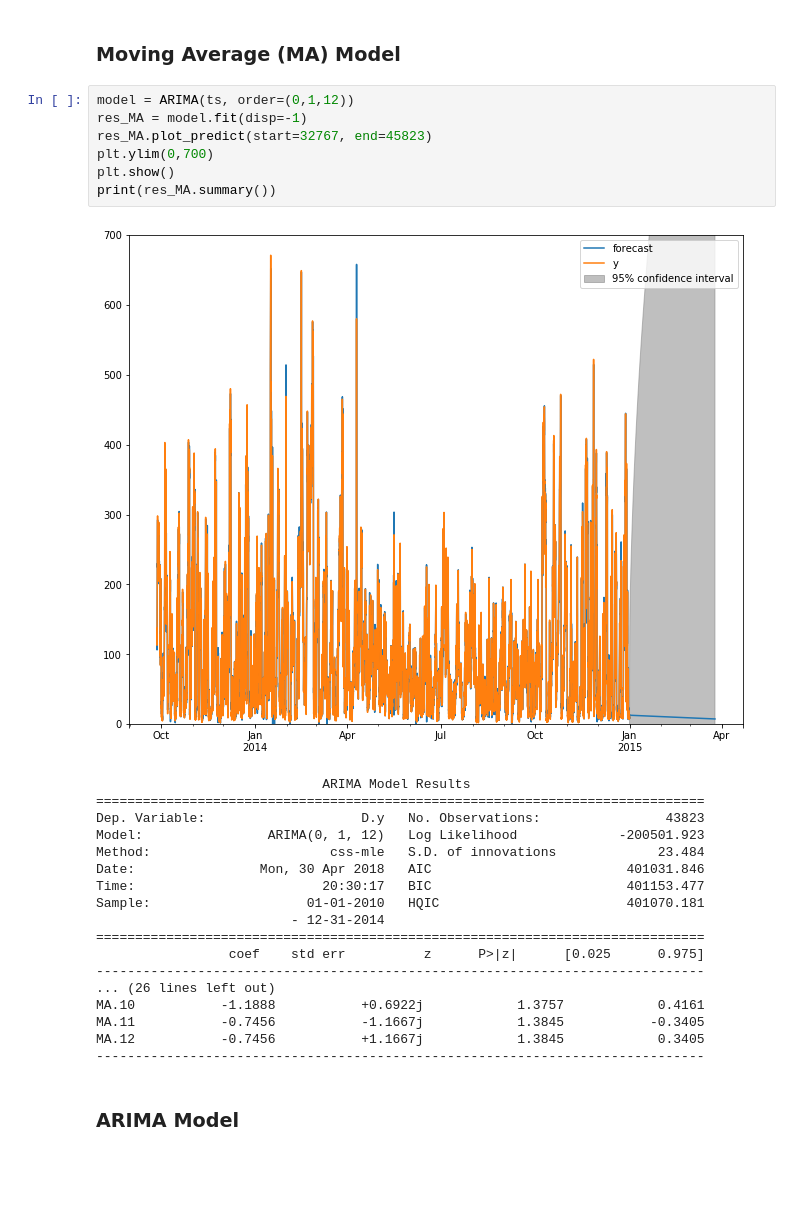
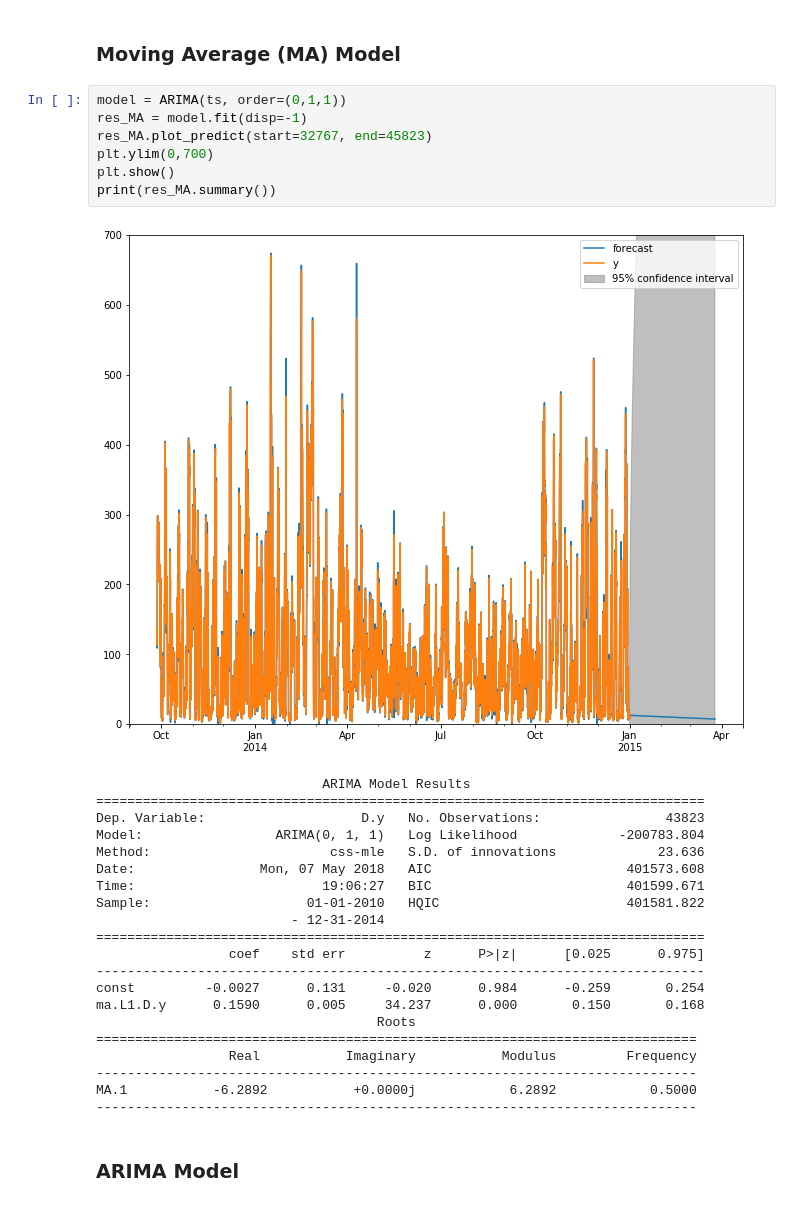
Before and after one commit to ning-leung/pm2.5, a Jupyter notebook: CAPSTONE 1 PM2.5.ipynb, the cells around one changed output. Drawn from its saved outputs; the diff is of its cells as text; blank space fills up the shorter version.

```diff
--- a/CAPSTONE 1 PM2.5.ipynb
+++ b/CAPSTONE 1 PM2.5.ipynb
@@ -545,31 +544,34 @@ dtype: float64
 # %% [markdown]
 ### Moving Average (MA) Model
 # %%
-model = ARIMA(ts, order=(0,1,12))
+model = ARIMA(ts, order=(0,1,1))
 res_MA = model.fit(disp=-1)
 res_MA.plot_predict(start=32767, end=45823)
 plt.ylim(0,700)
 plt.show()
 print(res_MA.summary())
 # %% [output]
-[figure, old version]
+[figure, new version]
                              ARIMA Model Results
 ==============================================================================
 Dep. Variable:                    D.y   No. Observations:                43823
-Model:                ARIMA(0, 1, 12)   Log Likelihood             -200501.923
-Method:                       css-mle   S.D. of innovations             23.484
-Date:                Mon, 30 Apr 2018   AIC                         401031.846
-Time:                        20:30:17   BIC                         401153.477
-Sample:                    01-01-2010   HQIC                        401070.181
+Model:                 ARIMA(0, 1, 1)   Log Likelihood             -200783.804
+Method:                       css-mle   S.D. of innovations             23.636
+Date:                Mon, 07 May 2018   AIC                         401573.608
+Time:                        19:06:27   BIC                         401599.671
+Sample:                    01-01-2010   HQIC                        401581.822
                          - 12-31-2014
 ==============================================================================
                  coef    std err          z      P>|z|      [0.025      0.975]
 ------------------------------------------------------------------------------
-... (26 lines left out)
-MA.10           -1.1888           +0.6922j            1.3757            0.4161
-MA.11           -0.7456           -1.1667j            1.3845           -0.3405
-MA.12           -0.7456           +1.1667j            1.3845            0.3405
-------------------------------------------------------------------------------
+const         -0.0027      0.131     -0.020      0.984      -0.259       0.254
+ma.L1.D.y      0.1590      0.005     34.237      0.000       0.150       0.168
+                                    Roots
+=============================================================================
+                 Real           Imaginary           Modulus         Frequency
+-----------------------------------------------------------------------------
+MA.1           -6.2892           +0.0000j            6.2892            0.5000
+-----------------------------------------------------------------------------
 # %% [markdown]
 ### ARIMA Model
 # %%
```
Also changed, not shown: parts of 15 cells of this notebook.
